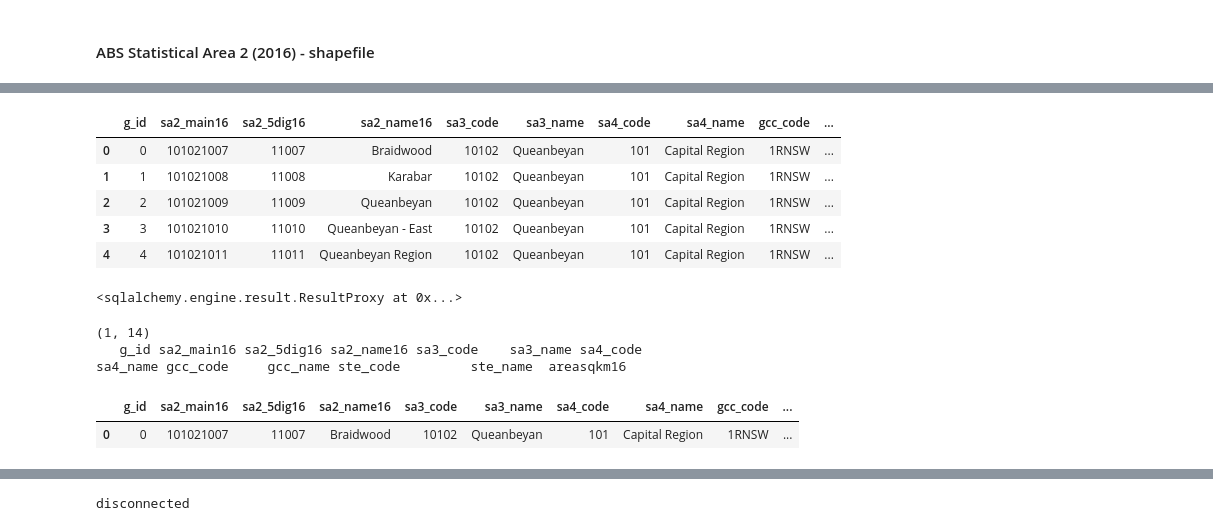
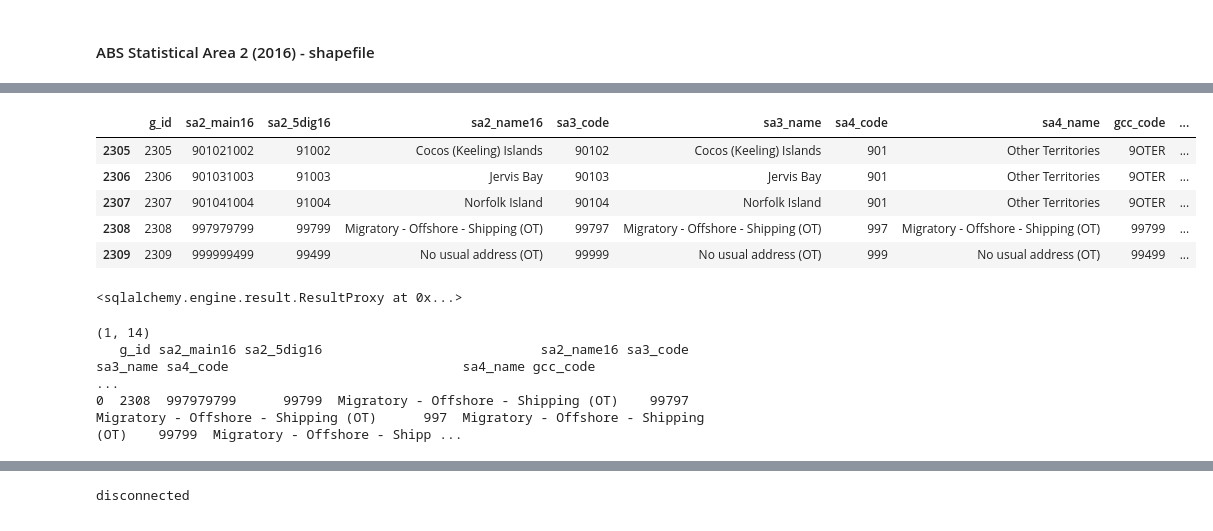
Before and after one commit to ew92/data2001_project, a Jupyter notebook: main.ipynb, the cells around one changed output, grey strips where cells are left out. Drawn from its saved outputs; the diff is of its cells as text; code cells hidden in the pictures.

```diff
--- a/main.ipynb
+++ b/main.ipynb
@@ -238,9 +245,10 @@ No usual address (NSW)                     1
 Migratory - Offshore - Shipping (NSW)      1
 Name: gcc_name, dtype: int64
 # %%
-# DECISION: REMOVE THE 18 ROWS WHERE NO SPATIAL JOINS OR FUNCTIONS CAN BE PERFORMED (NULL GEOMETRIES)
-sa2_gdf = sa2_gdf[sa2_gdf['geometry'].notna()]
-print(sa2_gdf.loc[sa2_gdf.ste_name=="New South Wales"]['gcc_name'].value_counts())
+# POSSIBLE DECISION: REMOVE THE 18 ROWS WHERE NO SPATIAL JOINS OR FUNCTIONS CAN BE PERFORMED (NULL GEOMETRIES)
+
+#sa2_gdf = sa2_gdf[sa2_gdf['geometry'].notna()]
+#print(sa2_gdf.loc[sa2_gdf.ste_name=="New South Wales"]['gcc_name'].value_counts())
 # %% [output]
 Greater Sydney    312
 Rest of NSW       264
@@ -560,3 +552,10 @@ a_df.head()
 | 0 | 0 | 1 | 0.000017 | 5.392400e-12 | 0101000020BB100000FEA38A3F9FA3624... |
 # %% [markdown]
 #### ABS Statistical Area 2 (2016) - shapefile
+# %%
+# FILL NONE GEOMETRIES WITH EMPTY GEOMETRY OBJECTS SO THAT THEY CAN BE PERSISTED
+# See: https://geopandas.readthedocs.io/en/latest/docs/reference/api/geopandas.GeoSeries.fillna.html
+
+sa2_gdf['geometry'] = sa2_gdf['geometry'].fillna()
+print(len(sa2_gdf.loc[sa2_gdf.geometry.isna()]))
+sa2_gdf.tail()
@@ -566,21 +592,23 @@ a_df.head()
 def create_wkt_element(geom,srid):
     if (geom.geom_type == 'Polygon'):
         geom = MultiPolygon([geom])
+    elif (geom.geom_type == 'GeometryCollection'):
+        geom = MultiPolygon([geom])
     return WKTElement(geom.wkt, srid)
 # %%
 srid = 4283
 
 # WKT CONVERSION
 sa2_gdf['geom'] = sa2_gdf['geometry'].apply(lambda x: create_wkt_element(geom=x, srid=srid))
 sa2_gdf = sa2_gdf.drop(columns="geometry")
-sa2_gdf.head()
+sa2_gdf.tail()
 # %% [output]
 |  | g_id | sa2_main16 | sa2_5dig16 | sa2_name16 | sa3_code | sa3_name | sa4_code | sa4_name | gcc_code | ... |
-| 0 | 0 | 101021007 | 11007 | Braidwood | 10102 | Queanbeyan | 101 | Capital Region | 1RNSW | ... |
-| 1 | 1 | 101021008 | 11008 | Karabar | 10102 | Queanbeyan | 101 | Capital Region | 1RNSW | ... |
-| 2 | 2 | 101021009 | 11009 | Queanbeyan | 10102 | Queanbeyan | 101 | Capital Region | 1RNSW | ... |
-| 3 | 3 | 101021010 | 11010 | Queanbeyan - East | 10102 | Queanbeyan | 101 | Capital Region | 1RNSW | ... |
-| 4 | 4 | 101021011 | 11011 | Queanbeyan Region | 10102 | Queanbeyan | 101 | Capital Region | 1RNSW | ... |
+| 2305 | 2305 | 901021002 | 91002 | Cocos (Keeling) Islands | 90102 | Cocos (Keeling) Islands | 901 | Other Territories | 9OTER | ... |
+| 2306 | 2306 | 901031003 | 91003 | Jervis Bay | 90103 | Jervis Bay | 901 | Other Territories | 9OTER | ... |
+| 2307 | 2307 | 901041004 | 91004 | Norfolk Island | 90104 | Norfolk Island | 901 | Other Territories | 9OTER | ... |
+| 2308 | 2308 | 997979799 | 99799 | Migratory - Offshore - Shipping (OT) | 99797 | Migratory - Offshore - Shipping (OT) | 997 | Migratory - Offshore - Shipping (OT) | 99799 | ... |
+| 2309 | 2309 | 999999499 | 99499 | No usual address (OT) | 99999 | No usual address (OT) | 999 | No usual address (OT) | 99499 | ... |
 # %%
 conn.execute("DROP TABLE IF EXISTS sa2_2016_aust")
 
@@ -610,14 +638,11 @@ sa2_gdf.to_sql('sa2_2016_aust', conn, if_exists='append', index=False,
                          dtype={'geom': Geometry('MULTIPOLYGON', srid)})
 # %%
 # Check table
-a_response, a_df = pgquery(conn, """SELECT * FROM sa2_2016_aust
-LIMIT 1;""")
-a_df.head()
+a_response, a_df = pgquery(conn, """SELECT * FROM sa2_2016_aust WHERE g_id = 2308""")
 # %% [output]
 (1, 14)
-   g_id sa2_main16 sa2_5dig16 sa2_name16 sa3_code    sa3_name sa4_code        sa4_name gcc_code     gcc_name ste_code         ste_name  areasqkm16
+   g_id sa2_main16 sa2_5dig16                            sa2_name16 sa3_code                              sa3_name sa4_code                              sa4_name gcc_code                               ...
+0  2308  997979799      99799  Migratory - Offshore - Shipping (OT)    99797  Migratory - Offshore - Shipping (OT)      997  Migratory - Offshore - Shipping (OT)    99799  Migratory - Offshore - Shipp ...
-|  | g_id | sa2_main16 | sa2_5dig16 | sa2_name16 | sa3_code | sa3_name | sa4_code | sa4_name | gcc_code | ... |
-| 0 | 0 | 101021007 | 11007 | Braidwood | 10102 | Queanbeyan | 101 | Capital Region | 1RNSW | ... |
 # %%
 pgquery(conn, """SELECT COUNT(*) FROM sa2_2016_aust
 LIMIT 1;""")
```
Also changed, not shown: parts of 15 cells of this notebook.
